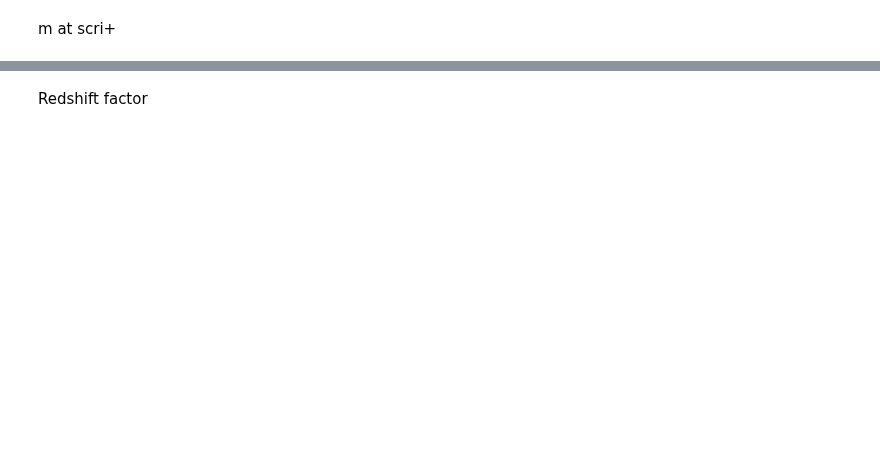
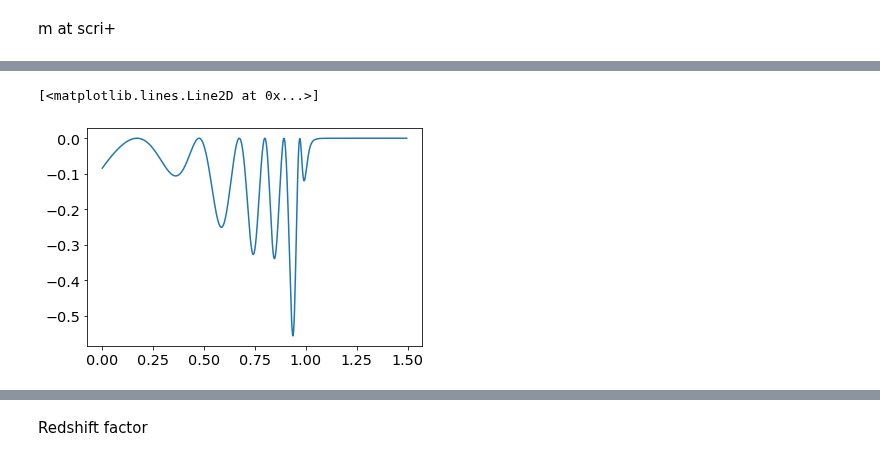
Before and after one commit to rita-png/gravitational-collapse, a Jupyter notebook: TMYangMills/PostProcessing.ipynb, the cells around one changed output, grey strips where cells are left out. Cells and saved outputs as stored; diff of their text form; code cells hidden in the pictures; blank space fills up the shorter version.

```diff
--- a/TMYangMills/PostProcessing.ipynb
+++ b/TMYangMills/PostProcessing.ipynb
@@ -318,11 +237,3 @@ array([0.50159049, 0.7124368 , 0.82762948, 0.90739986])
-# %%
-#adapt_time = [-math.log(abs((tau_star-x))) for x in time[0:len(time)-1]]#0:len(time)-step:step]] #ignoring last timestep, where log(0)
-
-adapt_time=[]
-
-for x in time:
-    if x<=tau_star:
-        adapt_time.append(-math.log(abs((tau_star-x))))
 # %% [markdown]
 News function
 # %%
@@ -376,0 +313,20 @@ with plt.style.context('ggplot'):
+# %%
+#chi,u
+deruxi = []
+
+for i in range(0, len(xi_scri)-1):
+    aux=(xi_scri[i+1]-xi_scri[i])/(time[i+1]-time[i])##eq.59 from my report ref eq:news
+    deruxi.append(aux)
+
+#theoretical mass loss
+
+massloss=[]
+
+for i in range(0, len(xi_scri)-1):
+    aux=-2*math.exp(-2*beta_scri[i])*math.pi*4*deruxi[i]**2
+    massloss.append(aux)
+# %%
+plt.plot(time[0:len(massloss)], massloss)
+# %% [output]
+[<matplotlib.lines.Line2D at 0x...>]
+[figure, added]
```
Also changed, not shown: parts of 23 cells of this notebook, 2 other files.
